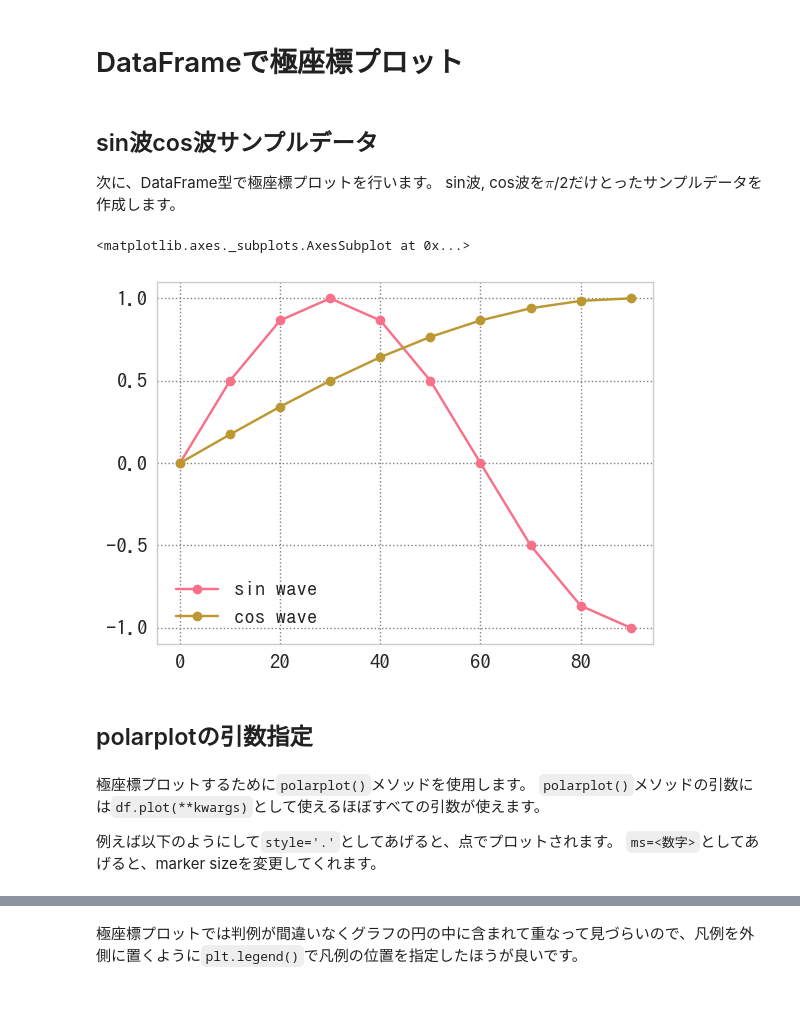
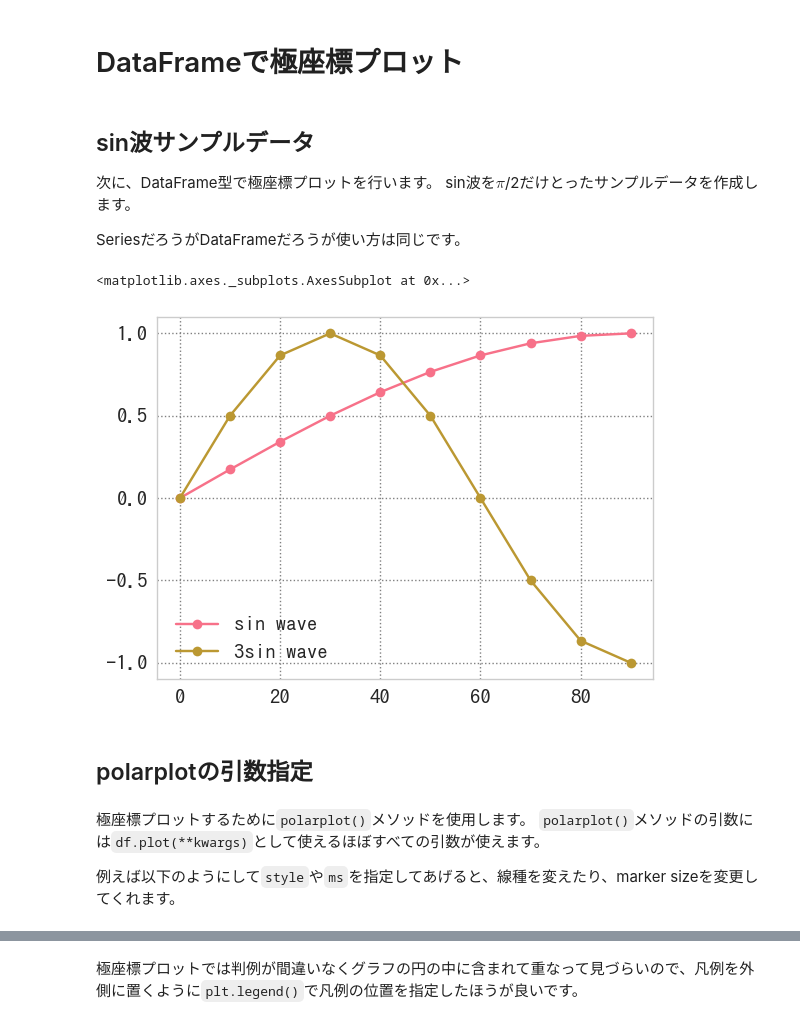
Before and after one commit to u1and0/polarplot, a Jupyter notebook: polarplot.ipynb, the cells around one changed output, grey strips where cells are left out. Drawn from its saved outputs; the diff is of its cells as text; code cells hidden in the pictures.

```diff
--- a/polarplot.ipynb
+++ b/polarplot.ipynb
@@ -152,25 +160,26 @@ sr.mirror().polarplot()
 # %% [markdown]
 # DataFrameで極座標プロット
 # %% [markdown]
-## sin波cos波サンプルデータ
+## sin波サンプルデータ
 次に、DataFrame型で極座標プロットを行います。
-sin波, cos波を$\pi$/2だけとったサンプルデータを作成します。
+sin波を$\pi$/2だけとったサンプルデータを作成します。
+
+SeriesだろうがDataFrameだろうが使い方は同じです。
 # %%
 index = np.arange(0,100,10)
-df = pd.DataFrame({'sin wave':np.sin(3*index*np.pi/180),
-                   'cos wave':np.sin(index*np.pi/180)}, index=index)
+df = pd.DataFrame({'sin wave':np.sin(index*np.pi/180),
+                   '3sin wave':np.sin(3*index*np.pi/180)}, index=index)
 df.plot(style='o-')
 # %% [output]
 <matplotlib.axes._subplots.AxesSubplot at 0x...>
-[figure, old version]
+[figure, new version]
 # %% [markdown]
 ## polarplotの引数指定
 # %% [markdown]
 極座標プロットするために`polarplot()`メソッドを使用します。
 `polarplot()`メソッドの引数には`df.plot(**kwargs)`として使えるほぼすべての引数が使えます。
 
-例えば以下のようにして`style='.'`としてあげると、点でプロットされます。
-`ms=<数字>`としてあげると、marker sizeを変更してくれます。
+例えば以下のようにして`style`や`ms`を指定してあげると、線種を変えたり、marker sizeを変更してくれます。
 # %%
 df.polarplot(style='d--', ms=5, ylim=[0,1.2], yticks=np.arange(0,1.2,.2))
 # %% [output]
```
Also changed, not shown: parts of 85 cells of this notebook, 1 other file.
